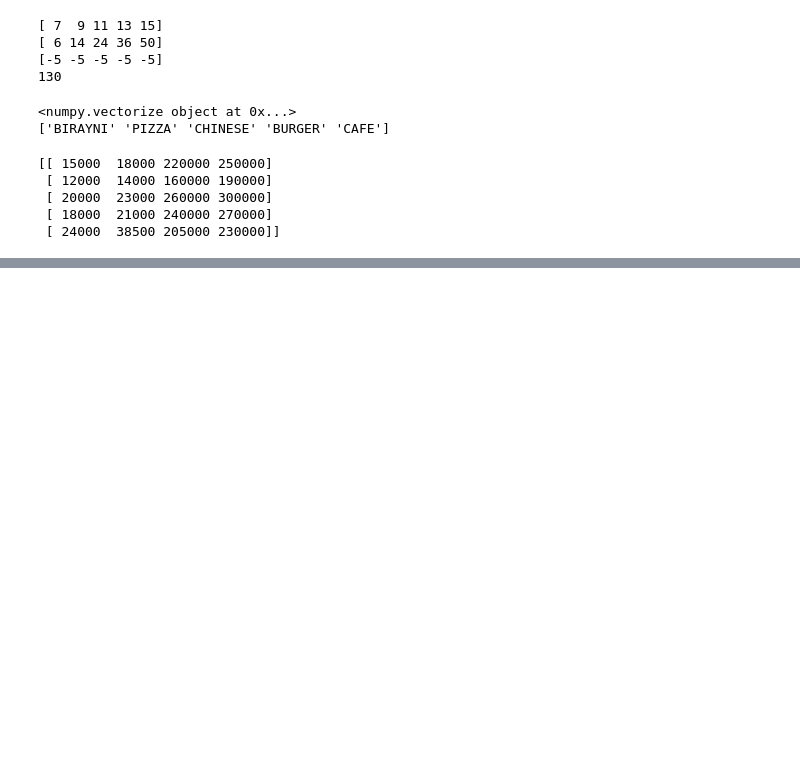
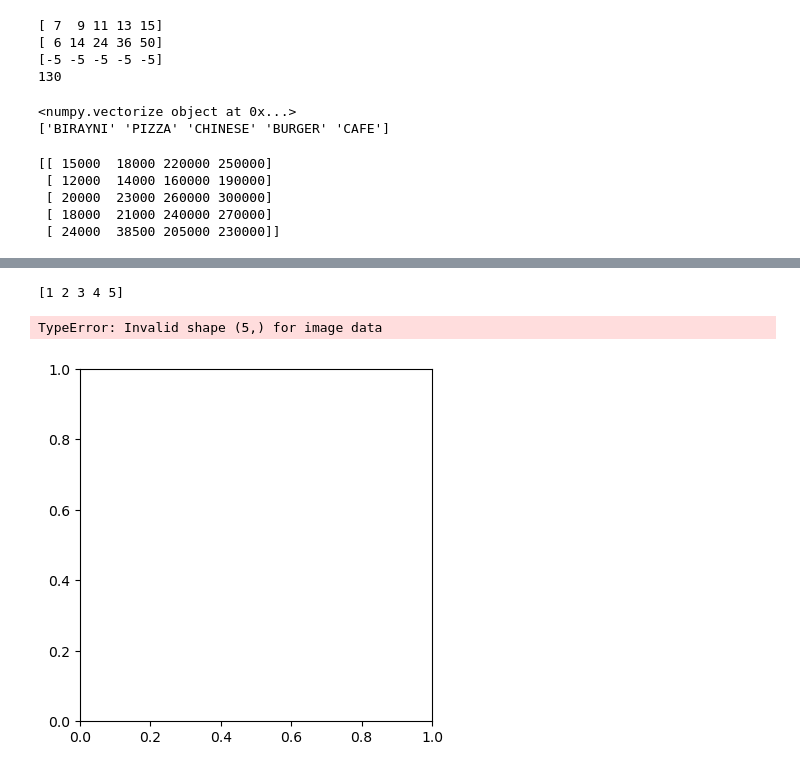
Before and after one commit to Poojaparmar9039/Numpy, a Jupyter notebook: phase2.ipynb, the cells around one changed output, grey strips where cells are left out. Saved outputs shown, nothing was run; the diff lists cells and outputs as text; code cells hidden in the pictures; blank space fills up the shorter version.

```diff
--- a/phase2.ipynb
+++ b/phase2.ipynb
@@ -133,0 +153,18 @@ print(monthly_avg)
+# %%
+loadarray=np.load('arr1.npy')
+print(loadarray)
+# %% [output]
+[1 2 3 4 5]
+# %%
+try:
+    logo=np.load('arr1.npy')
+    plt.figure(figsize=(10,15))
+    plt.subplot(121)
+    plt.imshow(logo)
+    plt.title("numpy logo")
+    plt.grid('False')
+except FileNotFoundError:
+    print("file not found")
+# %% [output]
+TypeError: Invalid shape (5,) for image data
+[figure, added]
```
Also changed, not shown: parts of 2 cells of this notebook.
